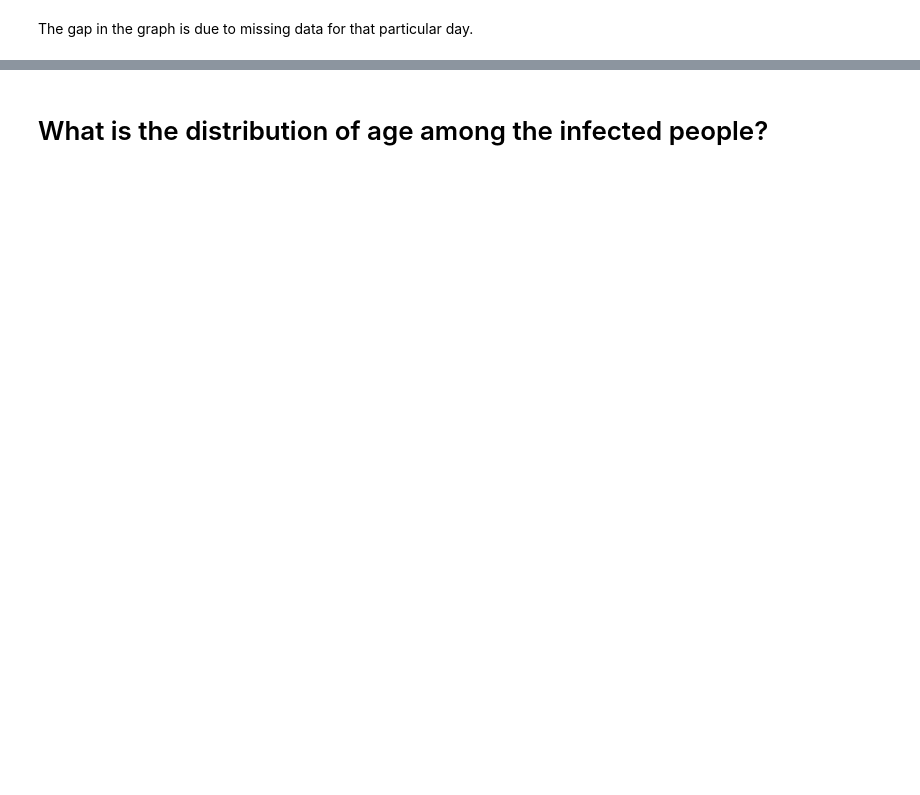
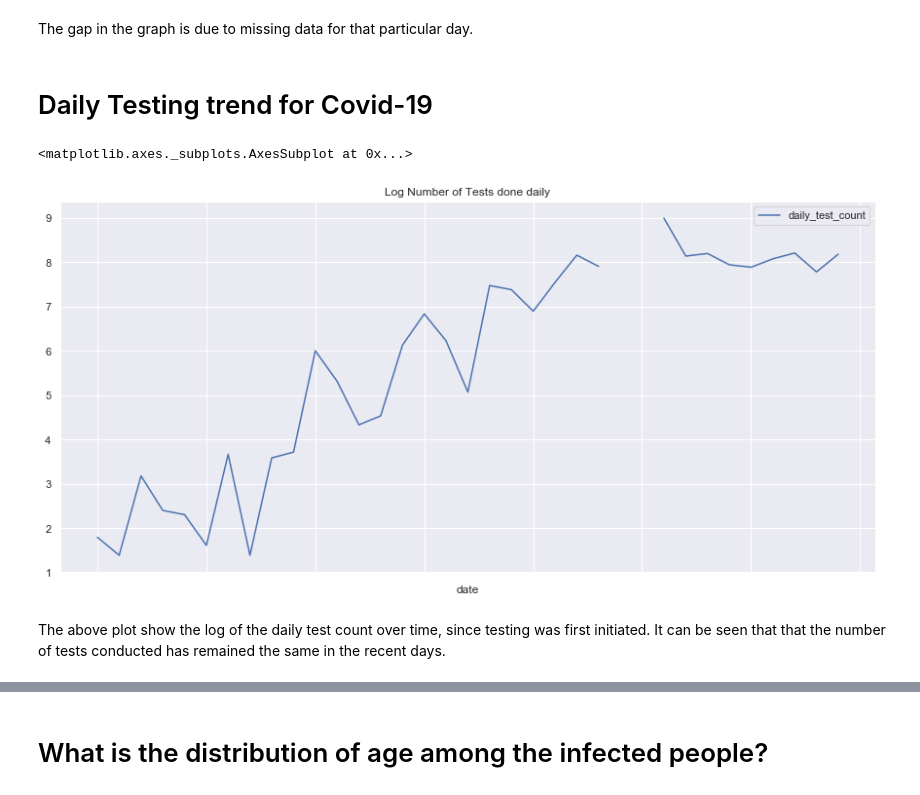
Before and after one commit to dsfsi/covid19za, a Jupyter notebook: notebooks/COVID-19 South Africa - Data Analysis and Visualization.ipynb, the cells around one changed output, grey strips where cells are left out. Drawn from its saved outputs; the diff is of its cells as text; code cells hidden in the pictures; blank space fills up the shorter version.

```diff
--- a/notebooks/COVID-19 South Africa - Data Analysis and Visualization.ipynb
+++ b/notebooks/COVID-19 South Africa - Data Analysis and Visualization.ipynb
@@ -88,2 +93,14 @@ plt.plot(cov_date, 'o-')
 # %% [markdown]
 The gap in the graph is due to missing data for that particular day.
+# %% [markdown]
+# Daily Testing trend for Covid-19
+# %%
+df3 = df.assign(daily_test_count=np.zeros(df.shape[0]))
+df4 = df3.shift(periods=-1, axis='rows')
+df3.daily_test_count = np.log(df4.cumulative_tests - df3.cumulative_tests)
+df3.plot(x ='date', y='daily_test_count', kind = 'line', figsize=(15,7), title='Log Number of Tests done daily')
+# %% [output]
+<matplotlib.axes._subplots.AxesSubplot at 0x...>
+[figure, added]
+# %% [markdown]
+The above plot show the log of the daily test count over time, since testing was first initiated.  It can be seen that that the number of tests conducted has remained the same in the recent days.
```
Also changed, not shown: parts of 17 cells of this notebook.
